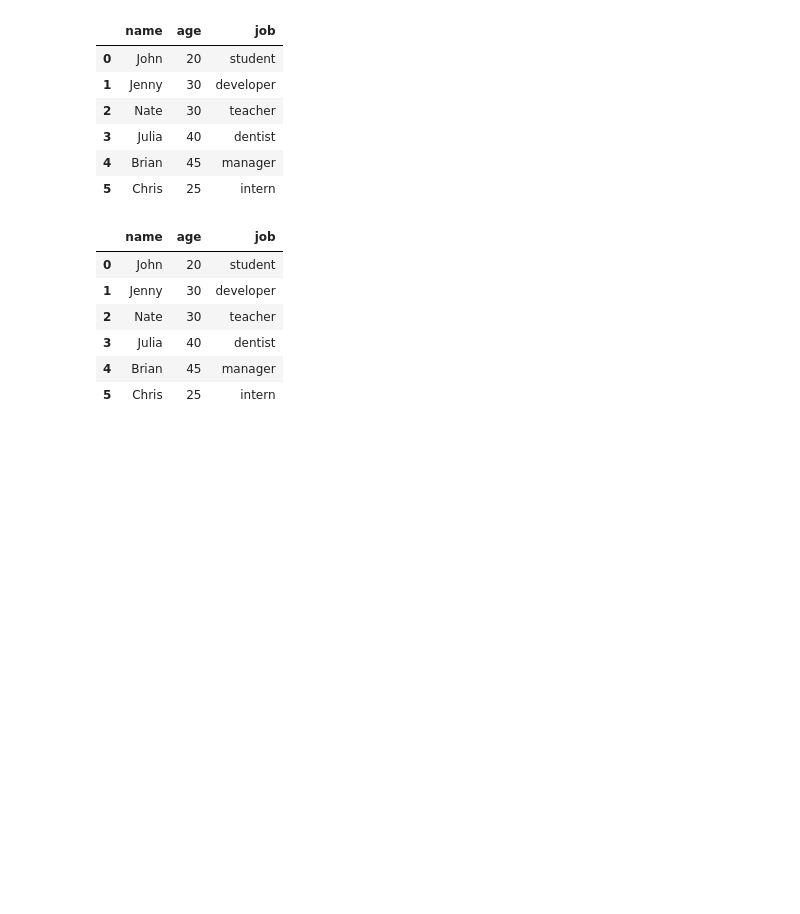
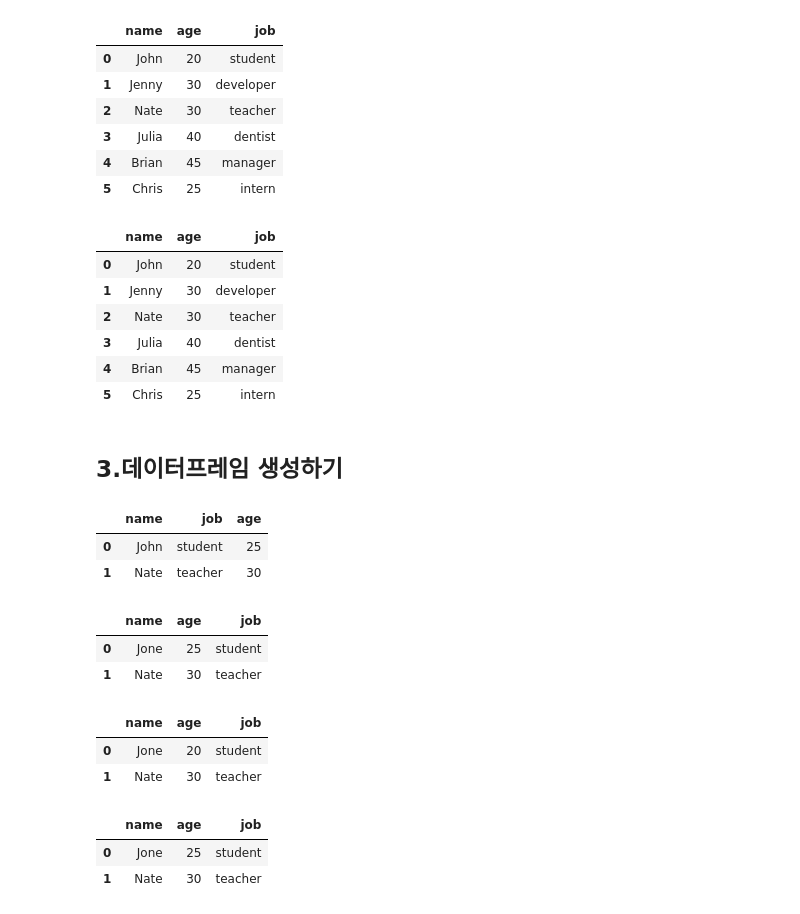
Before and after one commit to euneun316/Python-for-Pandas, a Jupyter notebook: pandas-study.ipynb, the cells around one changed output. Cells and saved outputs as stored; diff of their text form; code cells hidden in the pictures; blank space fills up the shorter version.

Commit message:
DataFrame

```diff
--- a/pandas-study.ipynb
+++ b/pandas-study.ipynb
@@ -137,3 +137,19 @@ df
 | 3 | Julia | 40 | dentist |
 | 4 | Brian | 45 | manager |
 | 5 | Chris | 25 | intern |
+# %% [markdown]
+## 3.데이터프레임 생성하기
+# %%
+# 딕셔너리 사용
+friend_dict_list = [{'name' : 'John', 'age' : 25,'job':'student'},
+                    {'name' : 'Nate', 'age' : 30,'job':'teacher'}
+                    ]
+# %%
+df = pd.DataFrame(friend_dict_list)
+# %%
+df = df[['name','job','age']]
+df.head()
+# %% [output]
+|  | name | job | age |
+| 0 | John | student | 25 |
+| 1 | Nate | teacher | 30 |
@@ -139,0 +167,7 @@ df
+# %%
+df = pd.DataFrame.from_dict(friend_ordered_dict)
+df
+# %% [output]
+|  | name | age | job |
+| 0 | Jone | 25 | student |
+| 1 | Nate | 30 | teacher |
@@ -139,0 +183,7 @@ df
+# %%
+df = pd.DataFrame.from_records(friend_list,columns=column_name)
+df
+# %% [output]
+|  | name | age | job |
+| 0 | Jone | 20 | student |
+| 1 | Nate | 30 | teacher |
@@ -139,0 +196,7 @@ df
+# %%
+df = pd.DataFrame.from_dict(dict(friend_list) )
+df
+# %% [output]
+|  | name | age | job |
+| 0 | Jone | 25 | student |
+| 1 | Nate | 30 | teacher |
```
Also changed, not shown: parts of 6 cells of this notebook.
